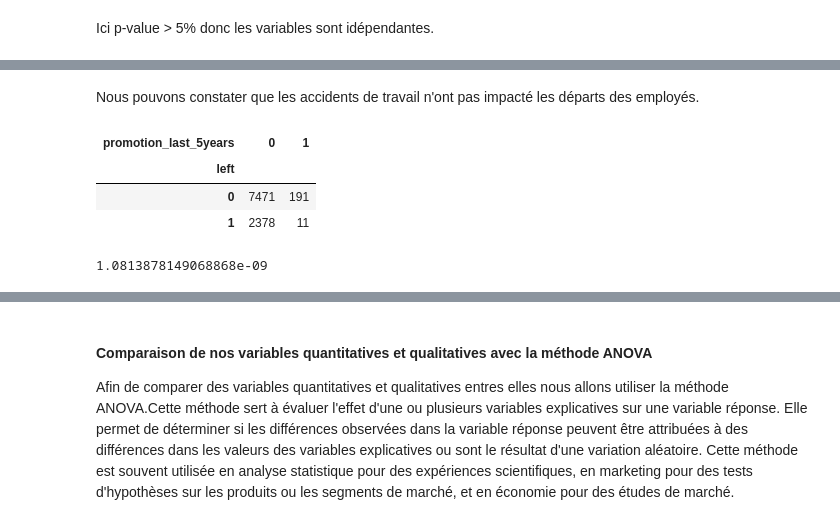
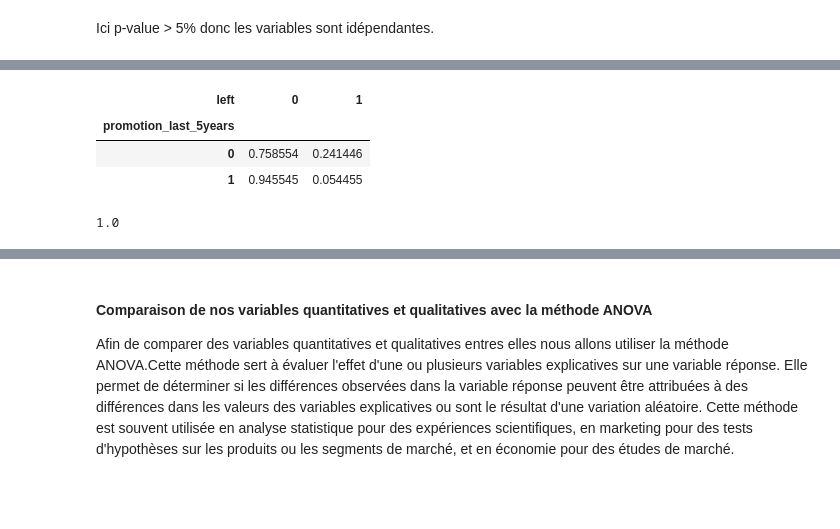
Before and after one commit to Gadeux/Projet-BI---Emma-et-Sarah, a Jupyter notebook: BI-Sarah et Emma.ipynb, the cells around one changed output, grey strips where cells are left out. Saved outputs shown, nothing was run; the diff lists cells and outputs as text; code cells hidden in the pictures; blank space fills up the shorter version.

```diff
--- a/BI-Sarah et Emma.ipynb
+++ b/BI-Sarah et Emma.ipynb
@@ -664,0 +714,8 @@ Deprecated in NumPy 1.20; for more details and guidance: https://numpy.org/devdo
+# %%
+#Pour avoir une meilleure visiblité sur la correlation entre la variable "left" et toutes les autres,
+#nous avons décidé de transformer les variables "salary" et "job".
+bidata = bidata.assign(salary1=bidata['salary'])
+bidata['salary1'] = bidata['salary1'].map({'low' : 1, 'medium' : 2, 'high' : 3 })
+bidata = bidata.assign(job1=bidata['job'])
+bidata['job1'] = bidata['job1'].map({'sales' : 1, 'technical' : 2, 'support' : 3 , 'IT' : 4, 'product_mng' : 5, 'marketing' : 6, 'RandD' : 7, 'accounting' : 8, 'hr' : 9, 'management' : 10 })
+bidata.head()
@@ -726,16 +802,14 @@ plt.imshow(imgwaleft)
-# %% [markdown]
-Nous pouvons constater que les accidents de travail n'ont pas impacté les départs des employés.
 # %%
-df_lp = pd.crosstab(bidata.left, bidata.promotion_last_5years)
+df_lp = pd.crosstab(bidata['promotion_last_5years'],bidata['left'], normalize='index')
 df_lp
 # %% [output]
-| promotion_last_5years | 0 | 1 |
-| left |  |  |
-| 0 | 7471 | 191 |
-| 1 | 2378 | 11 |
+| left | 0 | 1 |
+| promotion_last_5years |  |  |
+| 0 | 0.758554 | 0.241446 |
+| 1 | 0.945545 | 0.054455 |
 # %%
 Khi2_obs, p_value, ddl, effectif_theorique = chi2_contingency(df_lp)
 p_value
 # %% [output]
-1.0813878149068868e-09
+1.0
 # %% [markdown]
```
Also changed, not shown: parts of 83 cells of this notebook.
